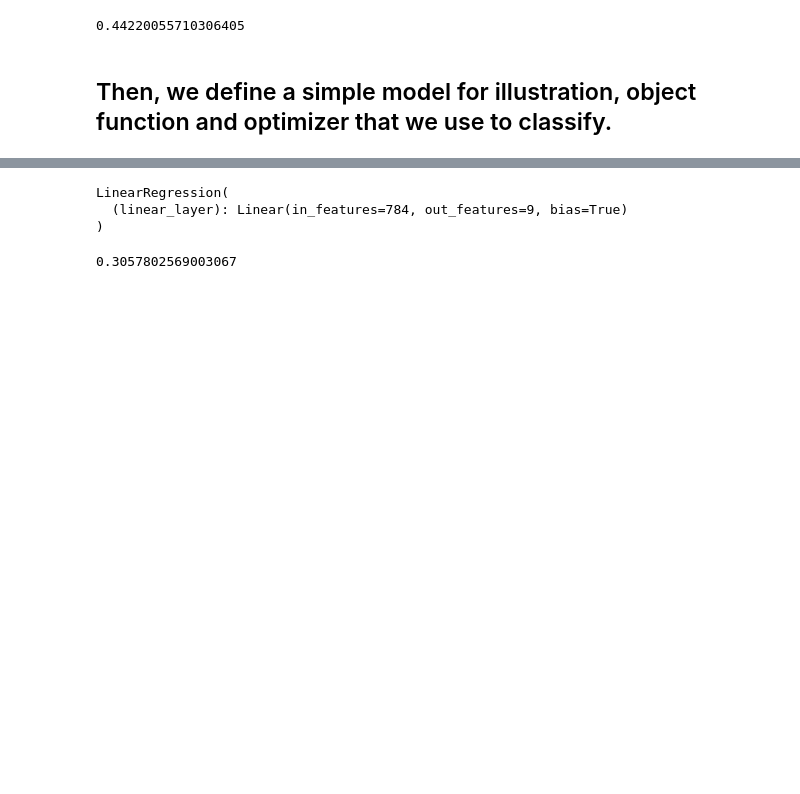
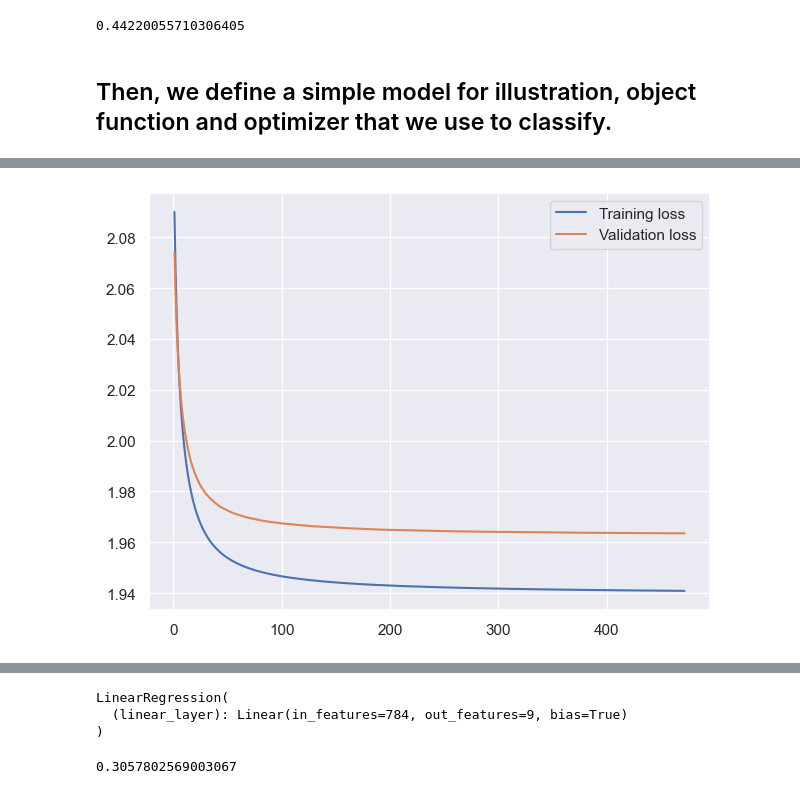
Before and after one commit to TUD-STKS/SECAI-Summer-School, a Jupyter notebook: Example-Notebook.ipynb, the cells around one changed output, grey strips where cells are left out. Drawn from its saved outputs; the diff is of its cells as text; code cells hidden in the pictures; blank space fills up the shorter version.

Commit message:
Added various models and prepared the Jupyter Notebook for Google Colab.

```diff
--- a/Example-Notebook.ipynb
+++ b/Example-Notebook.ipynb
@@ -38,6 +79,9 @@ import seaborn as sns
 %matplotlib inline
 # %%
 sns.set_theme(context="notebook")
+
+cuda_available = torch.cuda.is_available()
+device = torch.device('cuda') if cuda_available else torch.device('cpu')
 # %% [markdown]
 # We first work on the 2D dataset called "PathMNIST"
 
@@ -466,6 +415,0 @@ plt.tight_layout()
-# %%
-model = LinearRegression(n_pixels=784, num_classes=n_classes)
-criterion = nn.CrossEntropyLoss()
-optimizer = optim.SGD(model.parameters(), lr=1e-2, weight_decay=1e-2)
-
-train_model(model, epoch, "results/torch_linear_model_final.pt", train_loader)
@@ -490,17 +415,0 @@ train_model(model, epoch, "results/torch_linear_model_final.pt", train_loader)
-# %%
-class MultilayerPerceptron(nn.Module):
-    def __init__(self, n_pixels, num_classes):
-        super(MultilayerPerceptron, self).__init__()
-        self.linear_layer = nn.Linear(n_pixels, num_classes)
-        self.non_linearity = nn.ReLU()
-
-    def forward(self, x):
-        x = x.reshape(x.shape[0], -1)
-        x = self.linear_layer(x)
-        x = self.non_linearity(x)
-        return x
-
-
-model = MultilayerPerceptron(n_pixels=784, num_classes=n_classes)
-criterion = nn.CrossEntropyLoss()
-optimizer = optim.SGD(model.parameters(), lr=1e-1)
@@ -519,6 +415,0 @@ plt.tight_layout()
-# %%
-model = MultilayerPerceptron(n_pixels=784, num_classes=n_classes)
-criterion = nn.CrossEntropyLoss()
-optimizer = optim.SGD(model.parameters(), lr=1e-2, weight_decay=1e-2)
-
-train_model(model, epoch, "results/torch_mlp_model_final.pt", train_loader)
@@ -565,0 +440,8 @@ train_model(model, epoch, "results/torch_deep_mlp_model_final.pt", train_loader)
+# %%
+fig, axs = plt.subplots()
+
+sns.lineplot(x=np.arange(1, len(average_training_losses) + 1), y=average_training_losses, ax=axs, label="Training loss")
+sns.lineplot(x=np.arange(1, len(average_validation_losses) + 1), y=average_validation_losses, ax=axs, label="Validation loss")
+plt.tight_layout()
+# %% [output]
+[figure, added]
```
Also changed, not shown: parts of 31 cells of this notebook, 8 other files.
